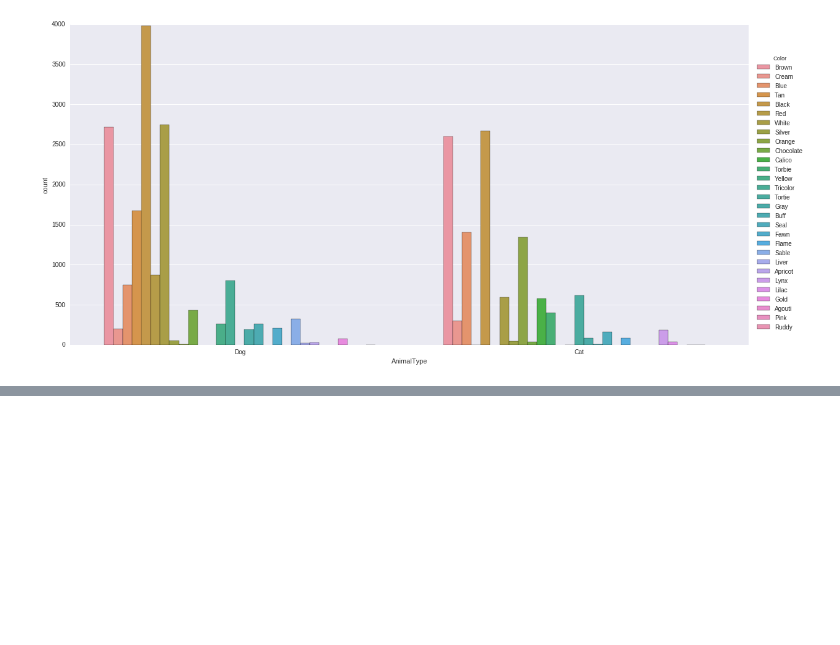
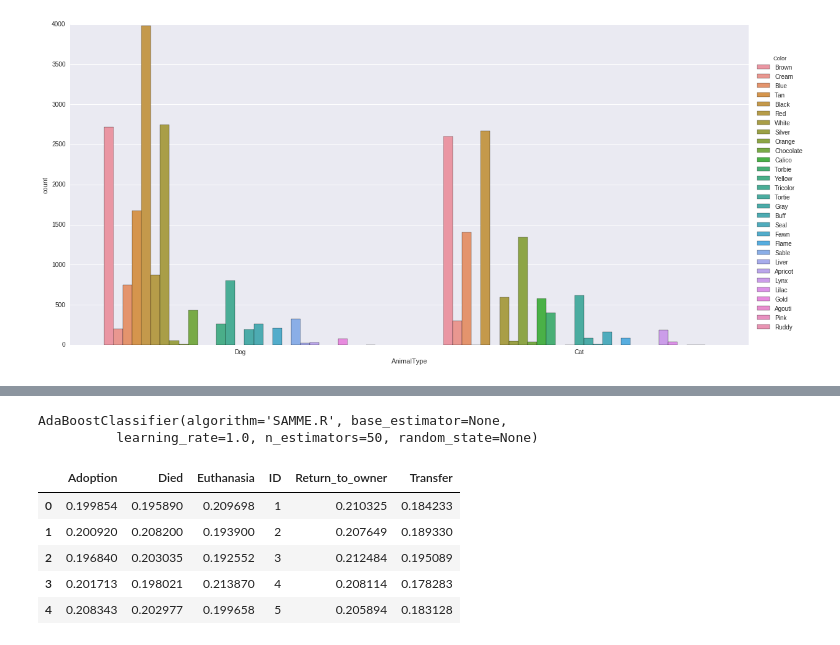
Before and after one commit to Infinite88/animal-shelter, a Jupyter notebook: animal_shelter.ipynb, the cells around one changed output, grey strips where cells are left out. Cells and saved outputs as stored; diff of their text form; code cells hidden in the pictures; blank space fills up the shorter version.

```diff
--- a/animal_shelter.ipynb
+++ b/animal_shelter.ipynb
@@ -286,0 +404,22 @@ X_train, X_test, y_train, y_test = cross_validation.train_test_split(
+# %%
+ada.fit(train,trainOutcome)
+# %% [output]
+AdaBoostClassifier(algorithm='SAMME.R', base_estimator=None,
+          learning_rate=1.0, n_estimators=50, random_state=None)
+# %%
+y_probs = ada.predict_proba(test)
+# %%
+testID = test['ID']
+# %%
+results = pd.DataFrame({'ID': testID,'Adoption': y_probs[:,0], 'Died': y_probs[:,1],
+                       'Euthanasia': y_probs[:,2], 'Return_to_owner': y_probs[:,3],
+                       'Transfer': y_probs[:,4]})
+# %%
+results.head()
+# %% [output]
+|  | Adoption | Died | Euthanasia | ID | Return_to_owner | Transfer |
+| 0 | 0.199854 | 0.195890 | 0.209698 | 1 | 0.210325 | 0.184233 |
+| 1 | 0.200920 | 0.208200 | 0.193900 | 2 | 0.207649 | 0.189330 |
+| 2 | 0.196840 | 0.203035 | 0.192552 | 3 | 0.212484 | 0.195089 |
+| 3 | 0.201713 | 0.198021 | 0.213870 | 4 | 0.208114 | 0.178283 |
+| 4 | 0.208343 | 0.202977 | 0.199658 | 5 | 0.205894 | 0.183128 |
```
Also changed, not shown: parts of 22 cells of this notebook, 2 other files.
